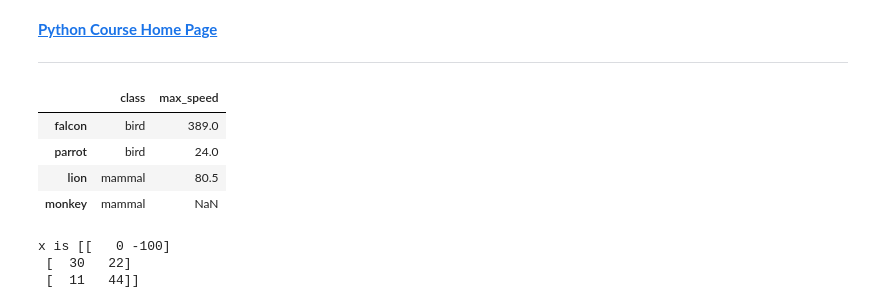
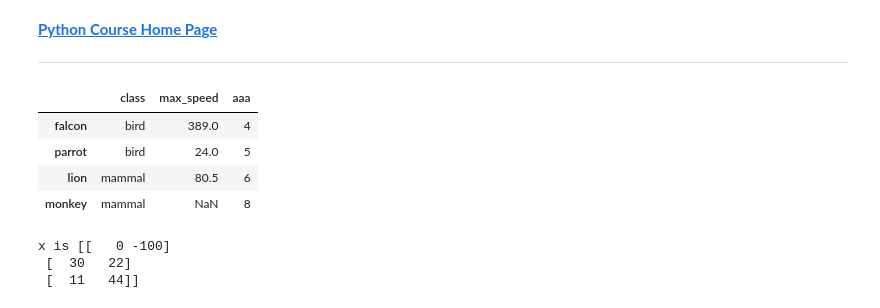
Before and after one commit to tusonggao/jupyter_notebook_dir, a Jupyter notebook: small_test.ipynb, the cells around one changed output. Cells and saved outputs as stored; diff of their text form; code cells hidden in the pictures.

```diff
--- a/small_test.ipynb
+++ b/small_test.ipynb
@@ -28,24 +28,26 @@ plt.show()
 # %%
 df = pd.DataFrame([('bird', 389.0),
                    ('bird', 24.0),
                    ('mammal', 80.5),
                    ('mammal', np.nan)],
                    index=['falcon', 'parrot', 'lion', 'monkey'],
                    columns=('class', 'max_speed'))
 
 # >>> df
 #          class  max_speed
 # falcon    bird      389.0
 # parrot    bird       24.0
 # lion    mammal       80.5
 # monkey  mammal        NaN
+df['aaa'] = [4, 5, 6, 8]
+
 df
 # %% [output]
-|  | class | max_speed |
-| falcon | bird | 389.0 |
-| parrot | bird | 24.0 |
-| lion | mammal | 80.5 |
-| monkey | mammal | NaN |
+|  | class | max_speed | aaa |
+| falcon | bird | 389.0 | 4 |
+| parrot | bird | 24.0 | 5 |
+| lion | mammal | 80.5 | 6 |
+| monkey | mammal | NaN | 8 |
 # %%
 # df.reset_index(name='new_col')
 
```
Also changed, not shown: 2 other files.
